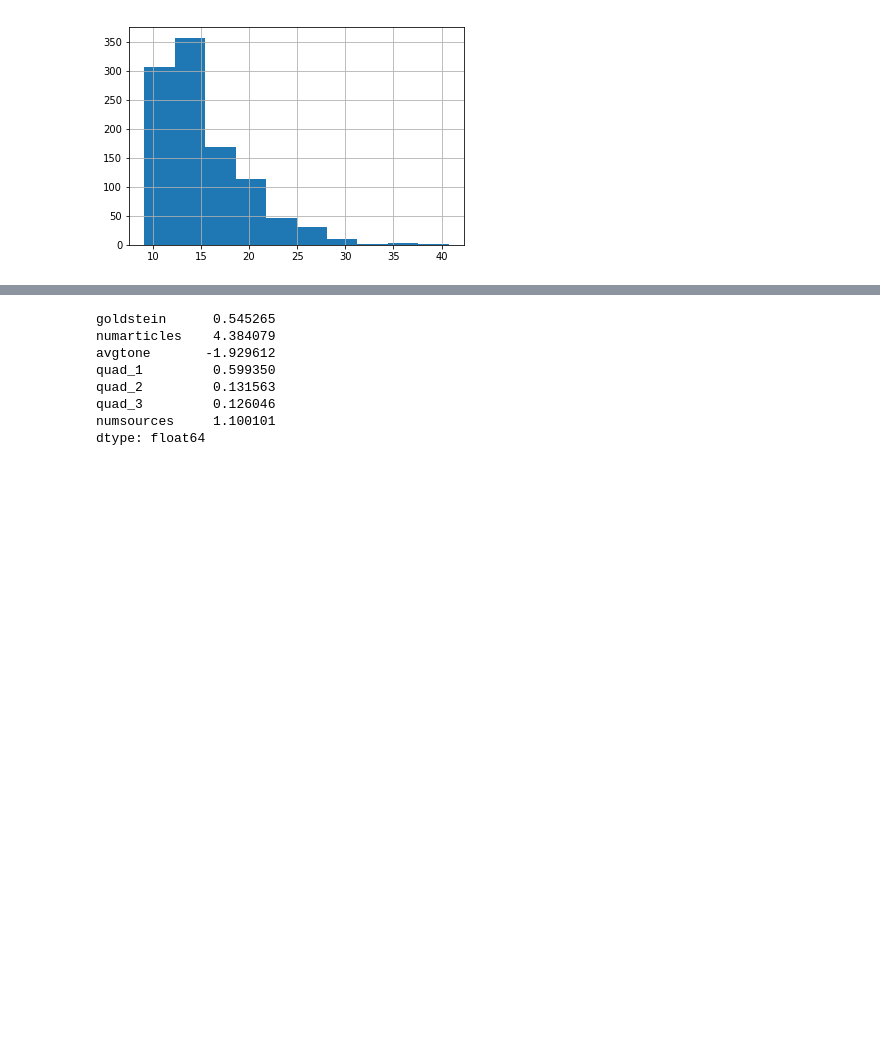
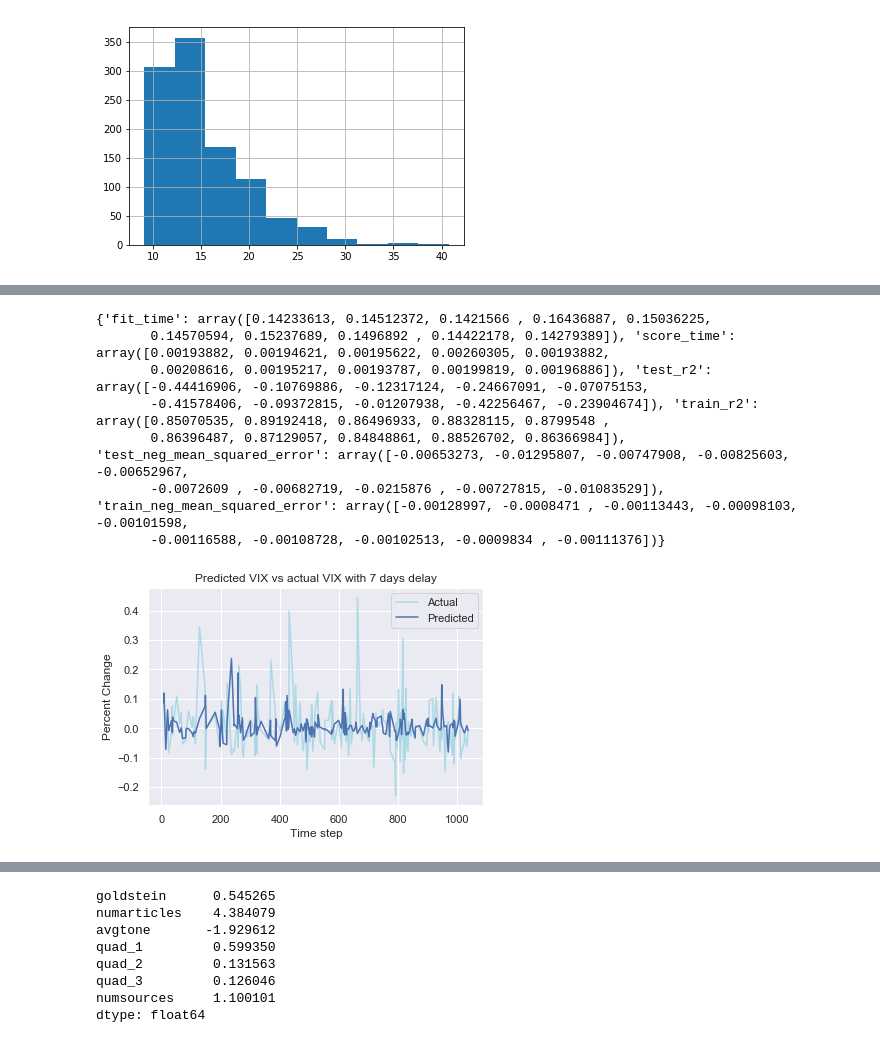
Before and after one commit to royluo20/vix_event_sentiment, a Jupyter notebook: main_code.ipynb, the cells around one changed output, grey strips where cells are left out. Saved outputs shown, nothing was run; the diff lists cells and outputs as text; code cells hidden in the pictures; blank space fills up the shorter version.

```diff
--- a/main_code.ipynb
+++ b/main_code.ipynb
@@ -303,0 +310,40 @@ vix_daily.Close.hist()
+# %%
+import seaborn as sns; sns.set()
+
+def train_shift(num):
+    y = vix_daily['Return'].shift(num)[num::]
+    X = df_daily.iloc[:-num][['goldstein','numarticles','avgtone','quad_1','quad_2','quad_3','numsources']]
+    scalar = StandardScaler()
+    scalar.fit(X)
+    X = scalar.transform(X)
+    X_train, X_test, y_train, y_test = train_test_split(X, y, test_size=0.2, shuffle = True, random_state = 0)
+
+    gbm = xgb.XGBRegressor(objective = 'reg:linear',
+                       min_child_weight = 1,
+                       eta = .1,gamma = 0,n_estimators = 100, max_depth = 6)
+
+    gbm.fit(X_train,y_train)
+
+    print(cross_validate(gbm,X,y , cv = 10 ,
+               scoring=('r2', 'neg_mean_squared_error'),
+                return_train_score = True))
+
+    y_predict = gbm.predict(np.array(pd.DataFrame(X_test,index = y_test.index).sort_index()))
+    g = sns.lineplot(x=y_test.sort_index().index, y=y_test.sort_index(), color = 'lightblue', label = 'Actual')
+    g = sns.lineplot(y_test.sort_index().index,y_predict, label = 'Predicted')
+    g.set(xlabel='Time step', ylabel='Percent Change', title = 'Predicted VIX vs actual VIX with %d days delay'%(num))
+
+    #plt.plot(y_test.sort_index())
+    #plt.plot(y_test.sort_index().index,y_predict)
+
+
+train_shift(7)
+# %% [output]
+{'fit_time': array([0.14233613, 0.14512372, 0.1421566 , 0.16436887, 0.15036225,
+       0.14570594, 0.15237689, 0.1496892 , 0.14422178, 0.14279389]), 'score_time': array([0.00193882, 0.00194621, 0.00195622, 0.00260305, 0.00193882,
+       0.00208616, 0.00195217, 0.00193787, 0.00199819, 0.00196886]), 'test_r2': array([-0.44416906, -0.10769886, -0.12317124, -0.24667091, -0.07075153,
+       -0.41578406, -0.09372815, -0.01207938, -0.42256467, -0.23904674]), 'train_r2': array([0.85070535, 0.89192418, 0.86496933, 0.88328115, 0.8799548 ,
+       0.86396487, 0.87129057, 0.84848861, 0.88526702, 0.86366984]), 'test_neg_mean_squared_error': array([-0.00653273, -0.01295807, -0.00747908, -0.00825603, -0.00652967,
+       -0.0072609 , -0.00682719, -0.0215876 , -0.00727815, -0.01083529]), 'train_neg_mean_squared_error': array([-0.00128997, -0.0008471 , -0.00113443, -0.00098103, -0.00101598,
+       -0.00116588, -0.00108728, -0.00102513, -0.0009834 , -0.00111376])}
+[figure, added]
```
Also changed, not shown: parts of 43 cells of this notebook.
